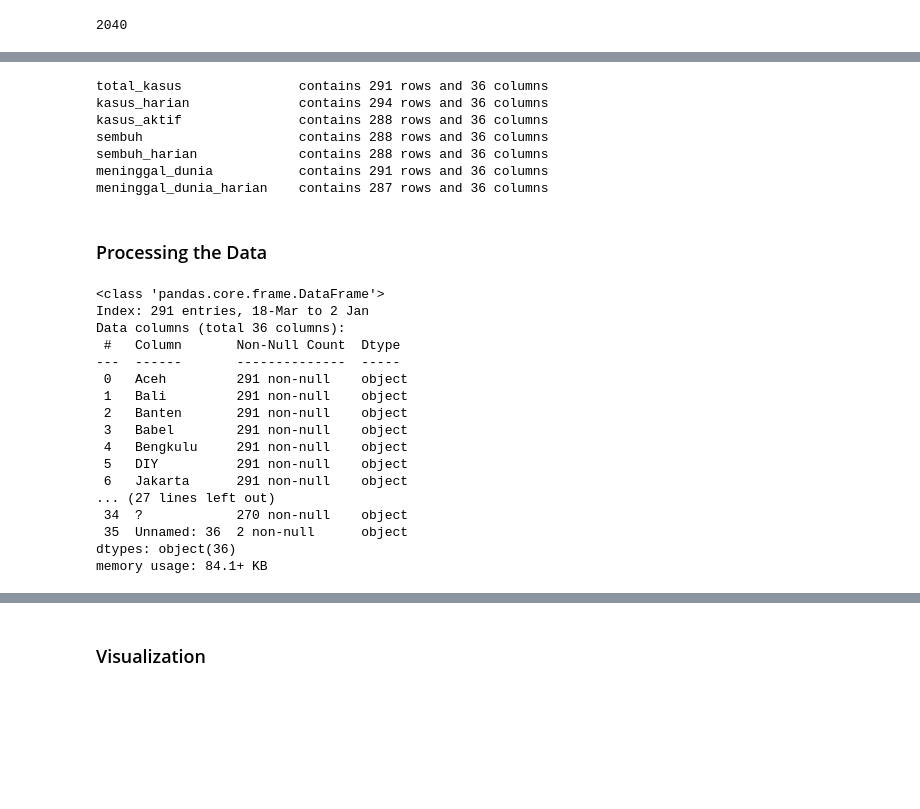
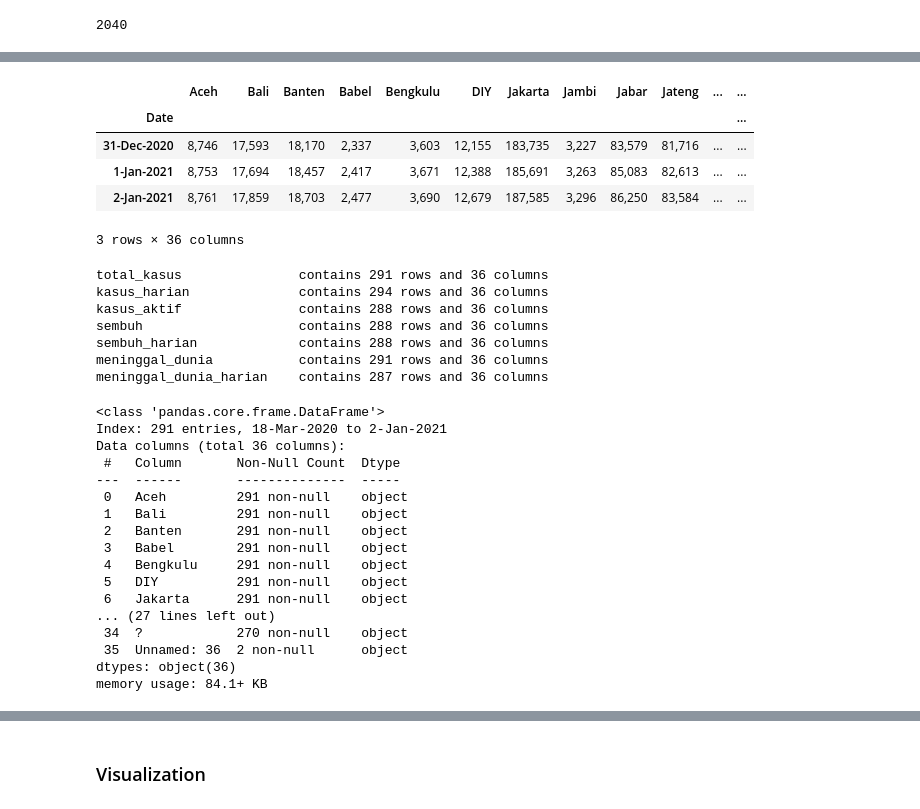
Before and after one commit to imfery/covid-19-viz, a Jupyter notebook: Covid-19 Visualization.ipynb, the cells around one changed output, grey strips where cells are left out. Cells and saved outputs as stored; diff of their text form; code cells hidden in the pictures; blank space fills up the shorter version.

```diff
--- a/Covid-19 Visualization.ipynb
+++ b/Covid-19 Visualization.ipynb
@@ -40,11 +51,11 @@ exclude[0] # index of table that will be excluded
 # %% [output]
 2040
 # %%
-# then we seperate the tables
-total_kasus = df.iloc[:diff_table[0]-1].set_index("Total Kasus")
-kasus_harian = df.iloc[diff_table[0]+1:diff_table[1]-1].set_index("Total Kasus")
-kasus_aktif = df.iloc[diff_table[1]+1:diff_table[2]-1].set_index("Total Kasus")
-sembuh = df.iloc[diff_table[2]+1:diff_table[3]-1].set_index("Total Kasus")
-sembuh_harian = df.iloc[diff_table[3]+1:diff_table[4]-1].set_index("Total Kasus")
-meninggal_dunia = df.iloc[diff_table[4]+1:diff_table[5]-1].set_index("Total Kasus")
-meninggal_dunia_harian = df.iloc[diff_table[5]+1:exclude[0]-1].set_index("Total Kasus")
+# seperate the tables
+total_kasus = df.iloc[:diff_table[0]-1].reset_index(drop=True)
+kasus_harian = df.iloc[diff_table[0]+1:diff_table[1]-1].reset_index(drop=True)
+kasus_aktif = df.iloc[diff_table[1]+1:diff_table[2]-1].reset_index(drop=True)
+sembuh = df.iloc[diff_table[2]+1:diff_table[3]-1].reset_index(drop=True)
+sembuh_harian = df.iloc[diff_table[3]+1:diff_table[4]-1].reset_index(drop=True)
+meninggal_dunia = df.iloc[diff_table[4]+1:diff_table[5]-1].reset_index(drop=True)
+meninggal_dunia_harian = df.iloc[diff_table[5]+1:exclude[0]-1].reset_index(drop=True)
@@ -51 +86,10 @@ meninggal_dunia_harian = df.iloc[diff_table[5]+1:exclude[0]-1].set_index("Total
+# %%
+total_kasus.tail(3)
+# %% [output]
+|  | Aceh | Bali | Banten | Babel | Bengkulu | DIY | Jakarta | Jambi | Jabar | Jateng | ... | ... |
+| Date |  |  |  |  |  |  |  |  |  |  |  | ... |
+| 31-Dec-2020 | 8,746 | 17,593 | 18,170 | 2,337 | 3,603 | 12,155 | 183,735 | 3,227 | 83,579 | 81,716 | ... | ... |
+| 1-Jan-2021 | 8,753 | 17,694 | 18,457 | 2,417 | 3,671 | 12,388 | 185,691 | 3,263 | 85,083 | 82,613 | ... | ... |
+| 2-Jan-2021 | 8,761 | 17,859 | 18,703 | 2,477 | 3,690 | 12,679 | 187,585 | 3,296 | 86,250 | 83,584 | ... | ... |
+3 rows × 36 columns
 # %%
@@ -71,13 +112,11 @@ sembuh                    contains 288 rows and 36 columns
 sembuh_harian             contains 288 rows and 36 columns
 meninggal_dunia           contains 291 rows and 36 columns
 meninggal_dunia_harian    contains 287 rows and 36 columns
-# %% [markdown]
-### Processing the Data
 # %%
 total_kasus.info() # it shows the data type is not numeric
 # %% [output]
 <class 'pandas.core.frame.DataFrame'>
-Index: 291 entries, 18-Mar to 2 Jan
+Index: 291 entries, 18-Mar-2020 to 2-Jan-2021
 Data columns (total 36 columns):
  #   Column       Non-Null Count  Dtype
 ---  ------       --------------  -----
```
Also changed, not shown: parts of 20 cells of this notebook.
